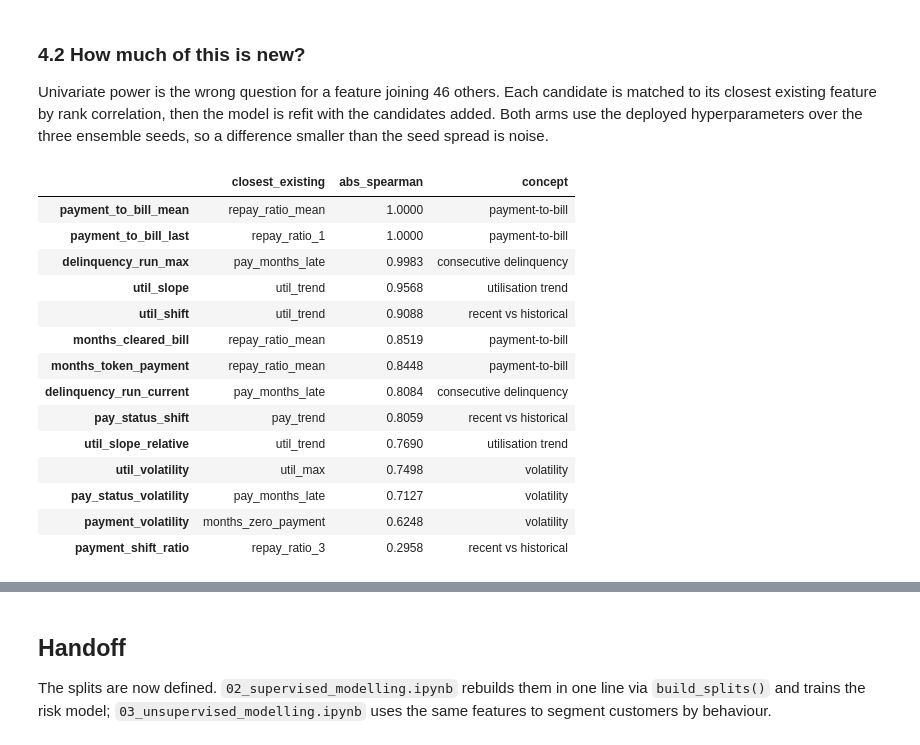
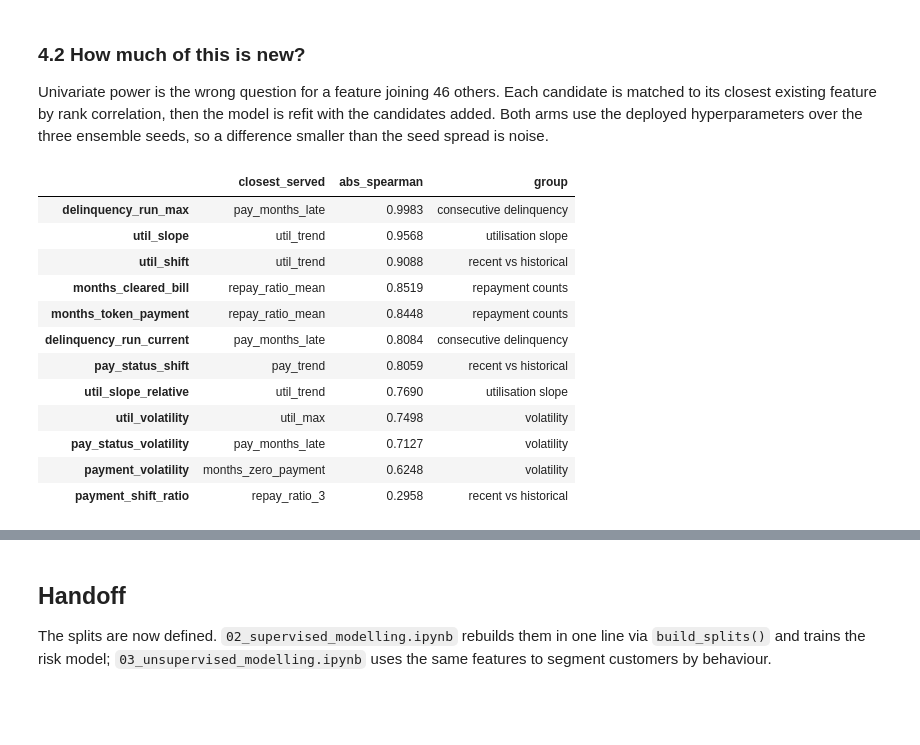
Before and after one commit to AnastasiaRassi/Behavioural_Credit_Scorecard_System, a Jupyter notebook: notebooks/01_data_preparation.ipynb, the cells around one changed output, grey strips where cells are left out. Drawn from its saved outputs; the diff is of its cells as text; code cells hidden in the pictures; blank space fills up the shorter version.

```diff
--- a/notebooks/01_data_preparation.ipynb
+++ b/notebooks/01_data_preparation.ipynb
@@ -448,10 +381,4 @@ underneath for reference.
 # %%
-# Sliced on the same indices as the model features, so everything below reads training
-# rows only.
-candidates = {name: candidates_all.loc[index] for name, index in
-              [("train", idx_train), ("validation", idx_validation), ("test", idx_test)]}
-
-
 def univariate_power(features: pd.DataFrame, labels: pd.Series) -> pd.DataFrame:
     """Rank power of each feature alone, measured on the rows where it is defined."""
     rows = []
@@ -460,7 +387,7 @@ def univariate_power(features: pd.DataFrame, labels: pd.Series) -> pd.DataFrame:
         observed = values.notna()
         auc = roc_auc_score(labels[observed], values[observed])
         rows.append({
-            "concept": CONCEPTS.get(column, "existing feature"),
+            "group": ADDED_GROUPS.get(column, "served feature"),
             "coverage": observed.mean(),
             "auc": max(auc, 1 - auc),
             "direction": "higher = riskier" if auc >= 0.5 else "lower = riskier",
@@ -470,9 +397,10 @@ def univariate_power(features: pd.DataFrame, labels: pd.Series) -> pd.DataFrame:
     return pd.DataFrame(rows, index=features.columns).sort_values("auc", ascending=False)
 
 
+SERVED = [column for column in X["train"].columns if column not in ADDED]
 REFERENCE = ["pay_months_late", "pay_max", "pay_trend", "util_mean", "repay_ratio_mean"]
 pd.concat([
-    univariate_power(candidates["train"], y["train"]),
+    univariate_power(X["train"][ADDED], y["train"]),
     univariate_power(X["train"][REFERENCE], y["train"]),
 ])
 # %% [output]
@@ -510,10 +439,10 @@ def risk_table(values: pd.Series, labels: pd.Series, bins: int = 5) -> pd.DataFr
     return table.rename(columns={"size": "customers", "mean": "default_rate"})
 
 
-for column in ["delinquency_run_current", "payment_to_bill_mean",
+for column in ["delinquency_run_current", "months_token_payment",
                "pay_status_shift", "payment_volatility", "util_slope"]:
-    print(f"\n{column}  ({CONCEPTS[column]})")
-    print(risk_table(candidates["train"][column], y["train"]).to_string())
+    print(f"\n{column}  ({ADDED_GROUPS[column]})")
+    print(risk_table(X["train"][column], y["train"]).to_string())
 # %% [output]
 delinquency_run_current  (consecutive delinquency)
                          customers  default_rate
@@ -540,33 +469,31 @@ matched to its closest existing feature by rank correlation, then the model is r
 candidates added. Both arms use the deployed hyperparameters over the three ensemble seeds, so
 a difference smaller than the seed spread is noise.
 # %%
-def nearest_existing(candidate: pd.Series, existing: pd.DataFrame) -> pd.Series:
-    """Strongest rank correlation between one candidate and the existing feature set."""
-    observed = candidate.notna()
-    correlations = existing[observed].rank().corrwith(candidate[observed].rank()).abs().dropna()
+def nearest_served(added: pd.Series, served: pd.DataFrame) -> pd.Series:
+    """Strongest rank correlation between one addition and the served feature set."""
+    observed = added.notna()
+    correlations = served[observed].rank().corrwith(added[observed].rank()).abs().dropna()
     return pd.Series({
-        "closest_existing": correlations.idxmax(),
+        "closest_served": correlations.idxmax(),
         "abs_spearman": correlations.max(),
-        "concept": CONCEPTS[candidate.name],
+        "group": ADDED_GROUPS[added.name],
     })
 
 
 pd.DataFrame({
-    column: nearest_existing(candidates["train"][column], X["train"])
-    for column in candidates["train"].columns
+    column: nearest_served(X["train"][column], X["train"][SERVED])
+    for column in ADDED
 }).T.sort_values("abs_spearman", ascending=False)
 # %% [output]
-|  | closest_existing | abs_spearman | concept |
-| payment_to_bill_mean | repay_ratio_mean | 1.0000 | payment-to-bill |
-| payment_to_bill_last | repay_ratio_1 | 1.0000 | payment-to-bill |
+|  | closest_served | abs_spearman | group |
 | delinquency_run_max | pay_months_late | 0.9983 | consecutive delinquency |
-| util_slope | util_trend | 0.9568 | utilisation trend |
+| util_slope | util_trend | 0.9568 | utilisation slope |
 | util_shift | util_trend | 0.9088 | recent vs historical |
-| months_cleared_bill | repay_ratio_mean | 0.8519 | payment-to-bill |
-| months_token_payment | repay_ratio_mean | 0.8448 | payment-to-bill |
+| months_cleared_bill | repay_ratio_mean | 0.8519 | repayment counts |
+| months_token_payment | repay_ratio_mean | 0.8448 | repayment counts |
 | delinquency_run_current | pay_months_late | 0.8084 | consecutive delinquency |
 | pay_status_shift | pay_trend | 0.8059 | recent vs historical |
-| util_slope_relative | util_trend | 0.7690 | utilisation trend |
+| util_slope_relative | util_trend | 0.7690 | utilisation slope |
 | util_volatility | util_max | 0.7498 | volatility |
 | pay_status_volatility | pay_months_late | 0.7127 | volatility |
 | payment_volatility | months_zero_payment | 0.6248 | volatility |
```
Also changed, not shown: parts of 13 cells of this notebook, 1 other file.
